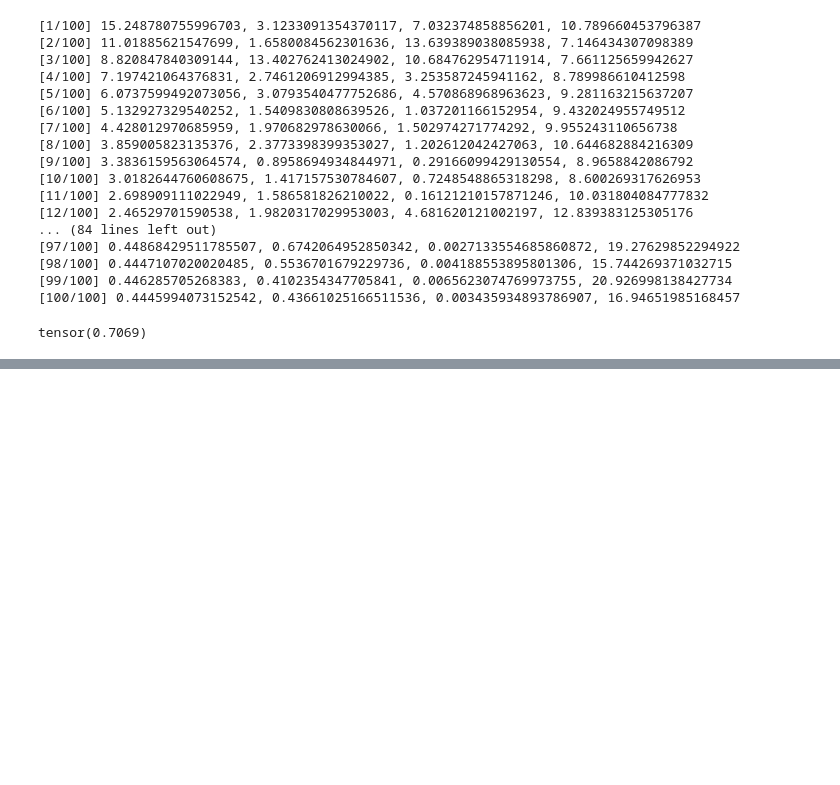
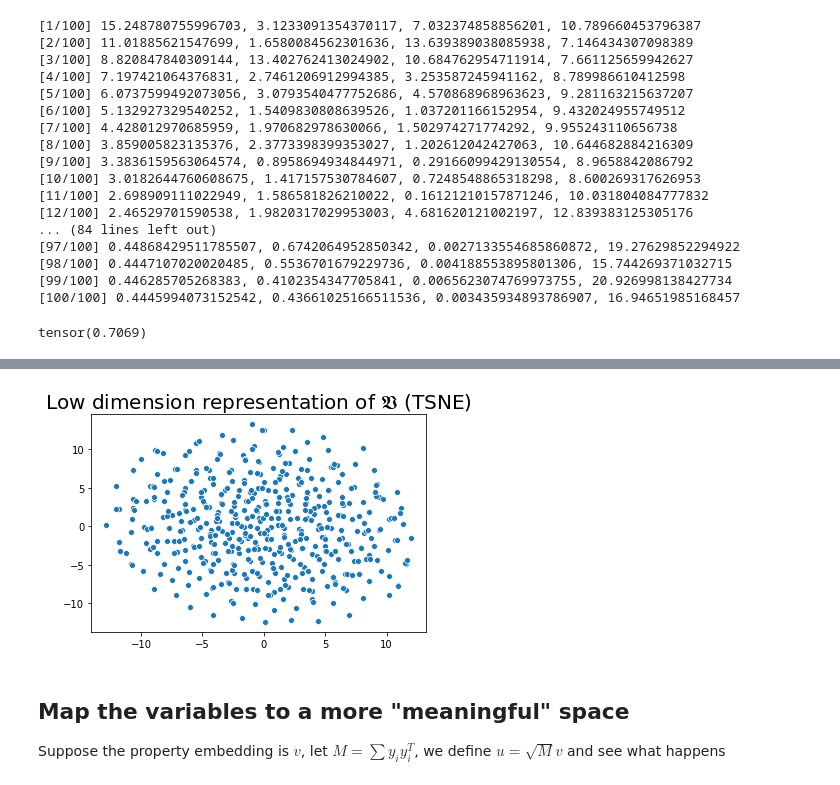
Before and after one commit to logic-reasoning/Simpleton, a Jupyter notebook: explore.ipynb, the cells around one changed output, grey strips where cells are left out. Drawn from its saved outputs; the diff is of its cells as text; code cells hidden in the pictures; blank space fills up the shorter version.

```diff
--- a/explore.ipynb
+++ b/explore.ipynb
@@ -449,0 +469,11 @@ tensor(0.7069)
+# %%
+v_tsne = TSNE(n_components=2).fit_transform(model.v_embedding.weight.detach().numpy())
+sns.scatterplot(x=v_tsne[:,0], y=v_tsne[:,1])
+plt.title(r'Low dimension representation of $\mathfrak{V}$ (TSNE)', fontsize=20)
+plt.savefig('original.pdf', bbox_inches='tight')
+plt.show()
+# %% [output]
+[figure, added]
+# %% [markdown]
+## Map the variables to a more "meaningful" space
+Suppose the property embedding is $v$, let $M = \sum y_i y_i^T$, we define $u=\sqrt{M}v$ and see what happens
```
Also changed, not shown: parts of 12 cells of this notebook, 2 other files.
